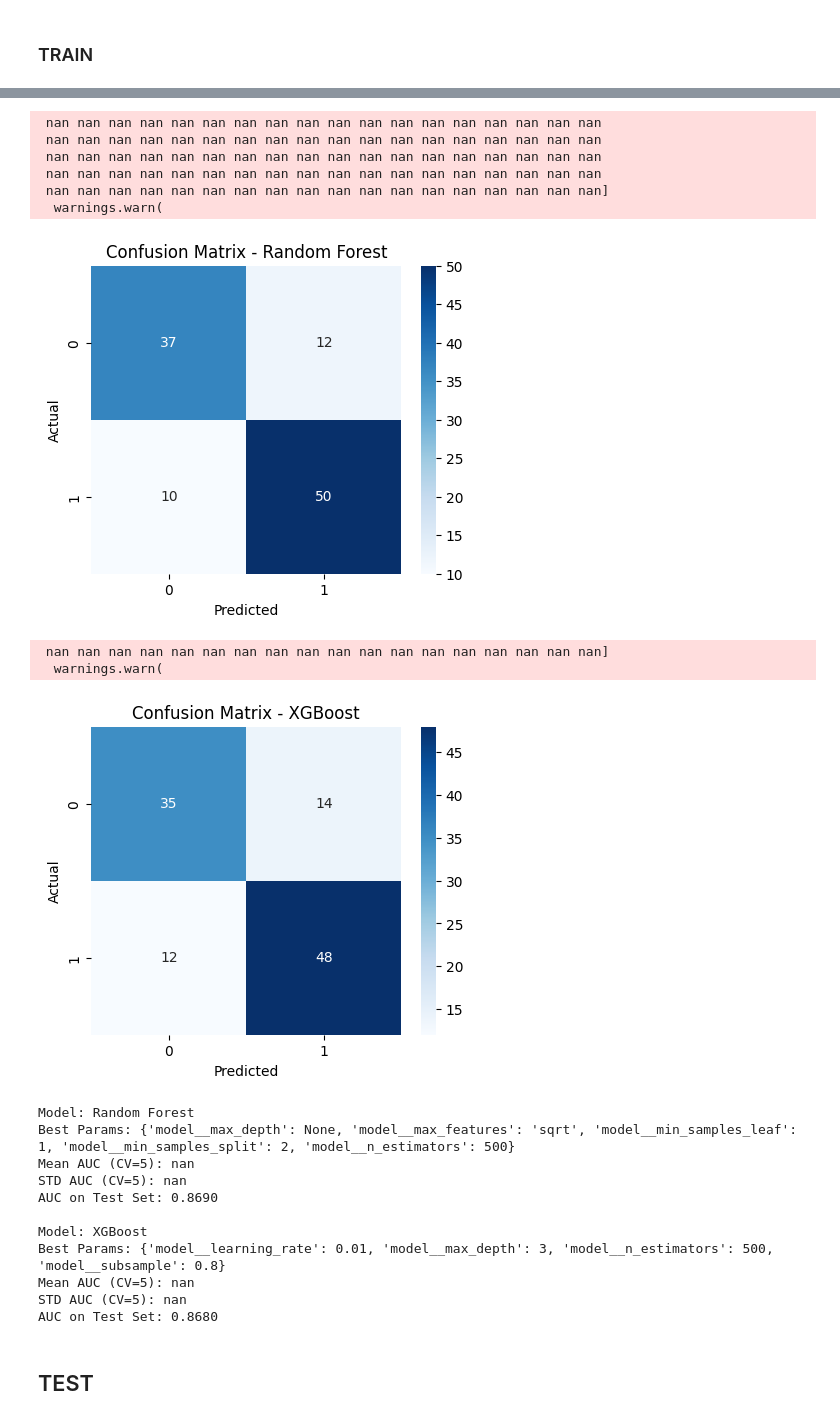
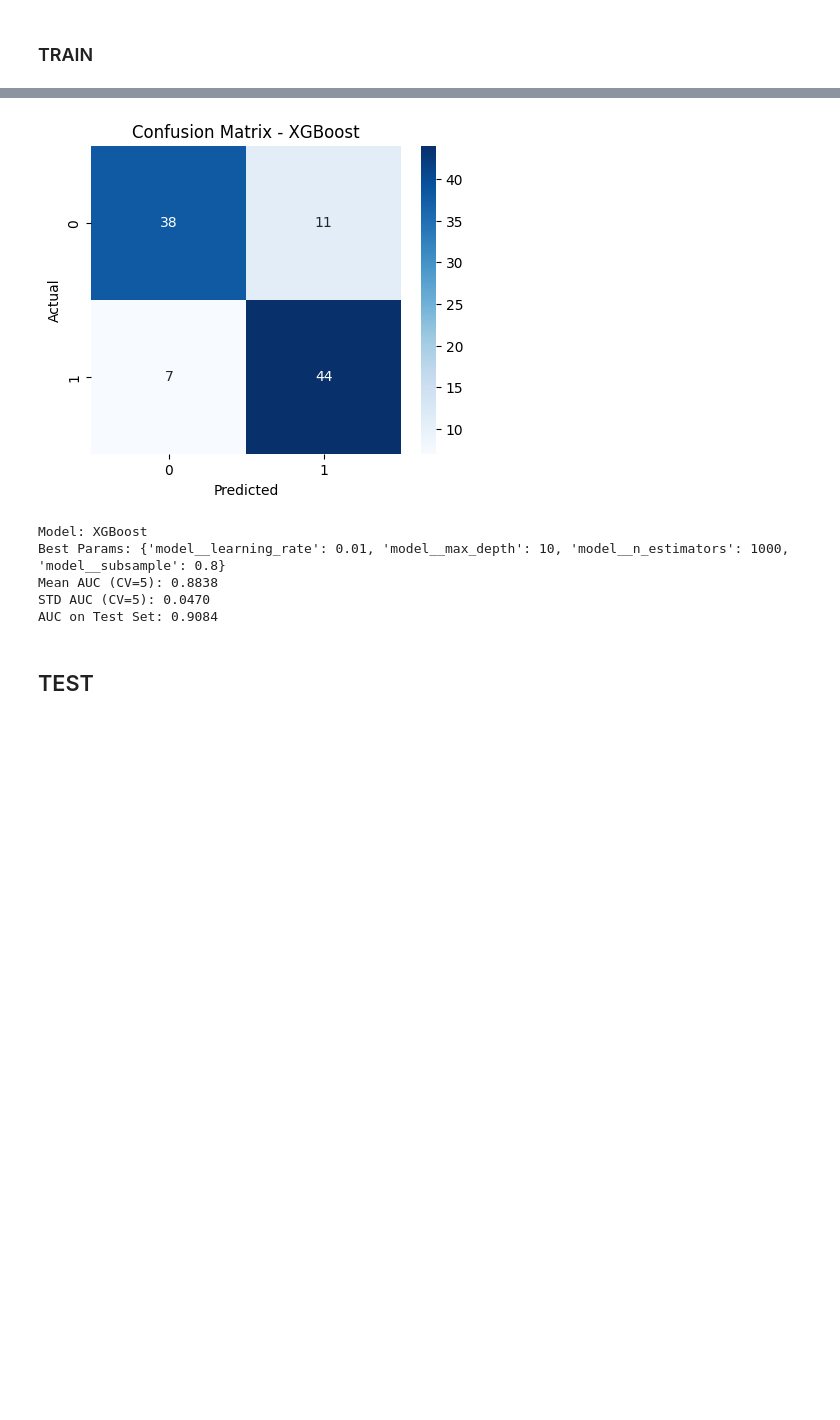
Before and after one commit to laiacoronas/predicting_dementia, a Jupyter notebook: code/description/generalization_test.ipynb, the cells around one changed output, grey strips where cells are left out. Saved outputs shown, nothing was run; the diff lists cells and outputs as text; code cells hidden in the pictures; blank space fills up the shorter version.

```diff
--- a/code/description/generalization_test.ipynb
+++ b/code/description/generalization_test.ipynb
@@ -101,7 +99,7 @@ preprocessor = ColumnTransformer(
 
 
 models = {
-    'Random Forest': RandomForestClassifier(random_state=42),
+   # 'Random Forest': RandomForestClassifier(random_state=42),
     'XGBoost': xgb.XGBClassifier(random_state=42, use_label_encoder=False, eval_metric='logloss')
 }
 
@@ -141,54 +139,39 @@ for model_name in models:
     std_auc_cv = grid_search.cv_results_['std_test_score'][grid_search.best_index_]
 
     y_pred_proba = best_model.predict_proba(X_test)[:, 1]
     auc_test = roc_auc_score(y_test, y_pred_proba)
 
     y_pred = best_model.predict(X_test)
     cm = confusion_matrix(y_test, y_pred)
 
     results[model_name] = {
         'best_params': grid_search.best_params_,
         'mean_auc_cv': mean_auc_cv,
         'std_cv': std_auc_cv,
         'auc_test': auc_test,
         'best_model': best_model
     }
 
     plt.figure(figsize=(5, 4))
     sns.heatmap(cm, annot=True, fmt="d", cmap="Blues")
     plt.xlabel("Predicted")
     plt.ylabel("Actual")
     plt.title(f"Confusion Matrix - {model_name}")
     plt.show()
 
 for model_name, result in results.items():
     print(f"Model: {model_name}")
     print(f"Best Params: {result['best_params']}")
     print(f"Mean AUC (CV=5): {result['mean_auc_cv']:.4f}")
     print(f"STD AUC (CV=5): {result['std_cv']:.4f}")
     print(f"AUC on Test Set: {result['auc_test']:.4f}\n")
 # %% [output]
+[figure, new version]
- nan nan nan nan nan nan nan nan nan nan nan nan nan nan nan nan nan nan
- nan nan nan nan nan nan nan nan nan nan nan nan nan nan nan nan nan nan
- nan nan nan nan nan nan nan nan nan nan nan nan nan nan nan nan nan nan
- nan nan nan nan nan nan nan nan nan nan nan nan nan nan nan nan nan nan
- nan nan nan nan nan nan nan nan nan nan nan nan nan nan nan nan nan nan]
-  warnings.warn(
+Model: XGBoost
+Best Params: {'model__learning_rate': 0.01, 'model__max_depth': 10, 'model__n_estimators': 1000, 'model__subsample': 0.8}
+Mean AUC (CV=5): 0.8838
+STD AUC (CV=5): 0.0470
+AUC on Test Set: 0.9084
-[figure, old version]
- nan nan nan nan nan nan nan nan nan nan nan nan nan nan nan nan nan nan]
-  warnings.warn(
-[figure, removed]
-Model: Random Forest
-Best Params: {'model__max_depth': None, 'model__max_features': 'sqrt', 'model__min_samples_leaf': 1, 'model__min_samples_split': 2, 'model__n_estimators': 500}
-Mean AUC (CV=5): nan
-STD AUC (CV=5): nan
-AUC on Test Set: 0.8690
-
-Model: XGBoost
-Best Params: {'model__learning_rate': 0.01, 'model__max_depth': 3, 'model__n_estimators': 500, 'model__subsample': 0.8}
-Mean AUC (CV=5): nan
-STD AUC (CV=5): nan
-AUC on Test Set: 0.8680
 # %% [markdown]
 ## TEST
 # %%
```
Also changed, not shown: parts of 7 cells of this notebook, 2 other files.
